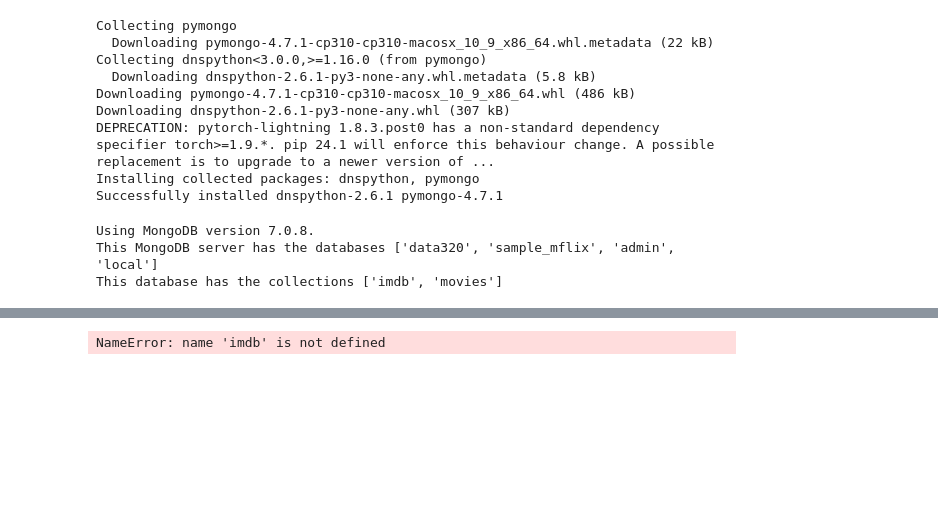
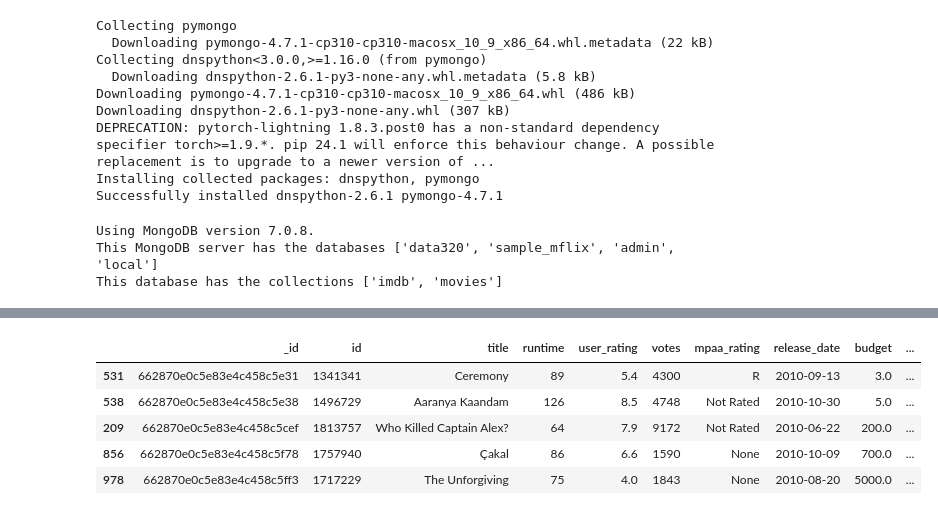
Before and after one commit to ahmedalani/super-dollop, a Jupyter notebook: alani-DetectingOutliers.ipynb, the cells around one changed output, grey strips where cells are left out. Drawn from its saved outputs; the diff is of its cells as text; code cells hidden in the pictures; blank space fills up the shorter version.

```diff
--- a/alani-DetectingOutliers.ipynb
+++ b/alani-DetectingOutliers.ipynb
@@ -70,7 +70,13 @@ imdb.release_date = pd.to_datetime(imdb.release_date, errors='coerce')
 # convert budget and runtimer to numeric type
 imdb.budget = pd.to_numeric(imdb.budget, errors='coerce')
 imdb.runtime = pd.to_numeric(imdb.runtime, errors='coerce')
-# %%
-imdb.head()
-# %% [output]
-NameError: name 'imdb' is not defined
+# %%
+# sorting by lowes budget first
+imdb.sort_values(by=['budget']).head()
+# %% [output]
+|  | _id | id | title | runtime | user_rating | votes | mpaa_rating | release_date | budget | ... |
+| 531 | 662870e0c5e83e4c458c5e31 | 1341341 | Ceremony | 89 | 5.4 | 4300 | R | 2010-09-13 | 3.0 | ... |
+| 538 | 662870e0c5e83e4c458c5e38 | 1496729 | Aaranya Kaandam | 126 | 8.5 | 4748 | Not Rated | 2010-10-30 | 5.0 | ... |
+| 209 | 662870e0c5e83e4c458c5cef | 1813757 | Who Killed Captain Alex? | 64 | 7.9 | 9172 | Not Rated | 2010-06-22 | 200.0 | ... |
+| 856 | 662870e0c5e83e4c458c5f78 | 1757940 | Çakal | 86 | 6.6 | 1590 | None | 2010-10-09 | 700.0 | ... |
+| 978 | 662870e0c5e83e4c458c5ff3 | 1717229 | The Unforgiving | 75 | 4.0 | 1843 | None | 2010-08-20 | 5000.0 | ... |
```
Also changed, not shown: parts of 4 cells of this notebook.
